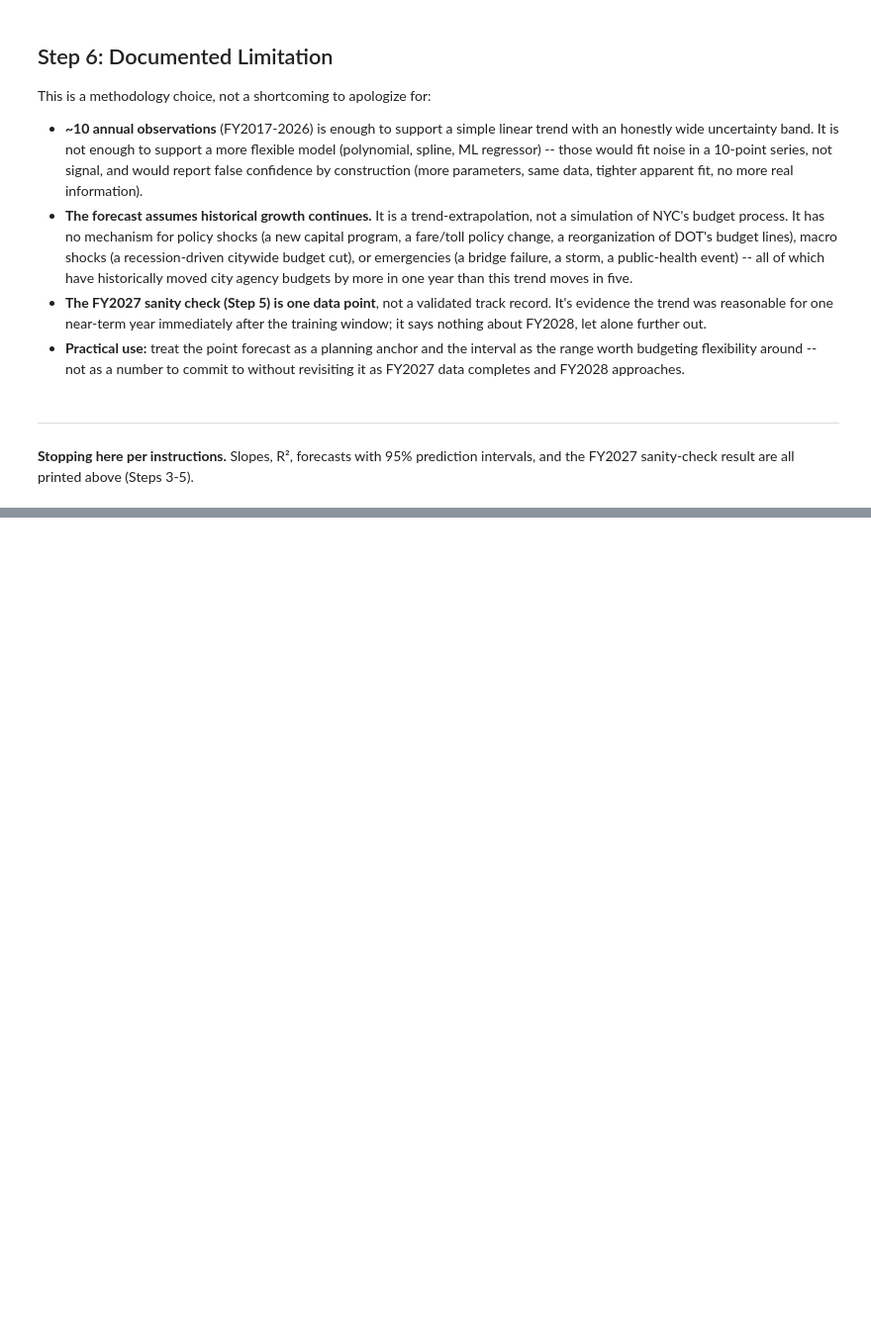
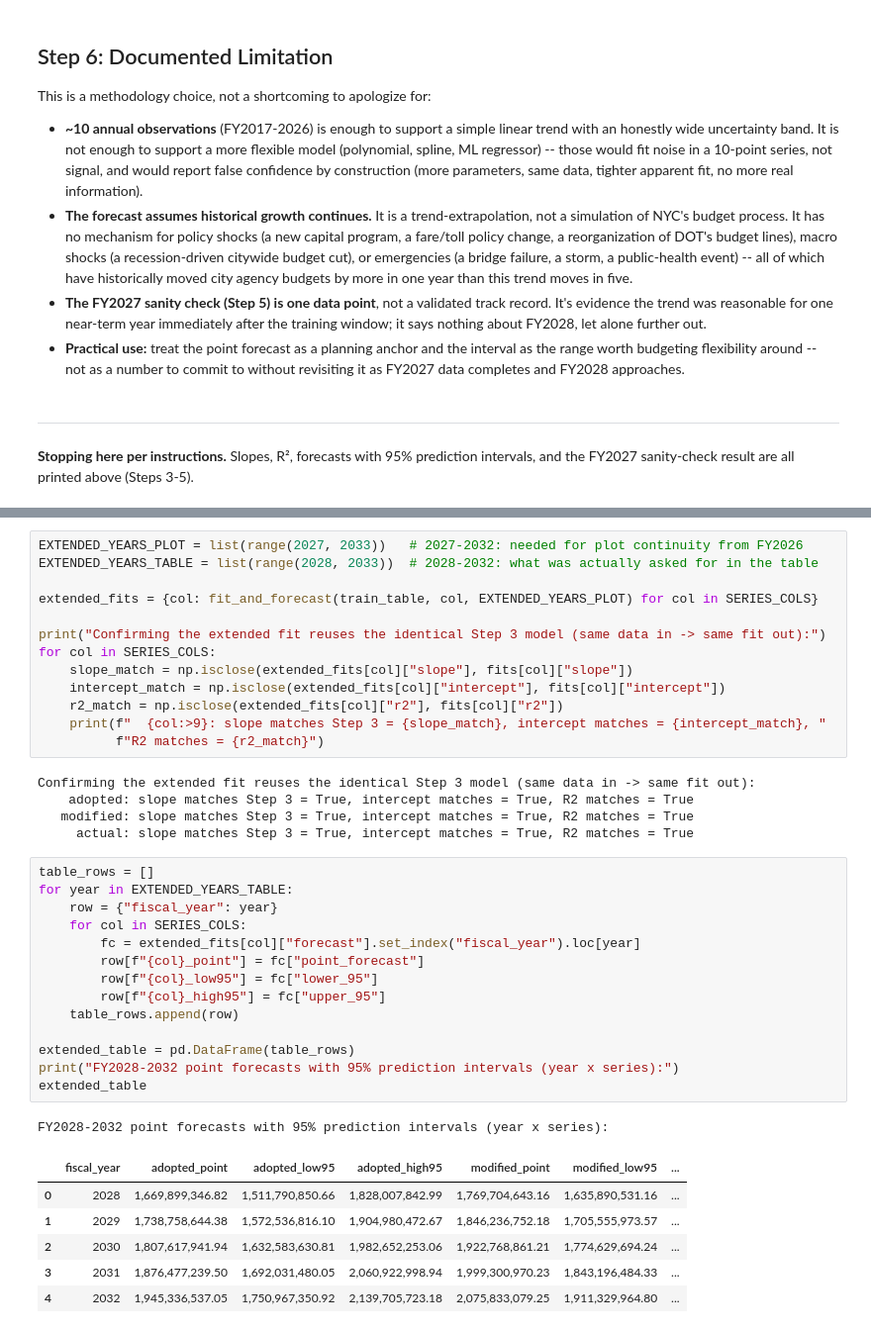
Before and after one commit to lindali-huishan/Budget_Allocation, a Jupyter notebook: dot_forecast.ipynb, the cells around one changed output, grey strips where cells are left out. Shown at 99% size. Saved outputs shown, nothing was run; the diff lists cells and outputs as text; blank space fills up the shorter version.

```diff
--- a/dot_forecast.ipynb
+++ b/dot_forecast.ipynb
@@ -380,0 +392,40 @@ above (Steps 3-5).
+# %%
+EXTENDED_YEARS_PLOT = list(range(2027, 2033))   # 2027-2032: needed for plot continuity from FY2026
+EXTENDED_YEARS_TABLE = list(range(2028, 2033))  # 2028-2032: what was actually asked for in the table
+
+extended_fits = {col: fit_and_forecast(train_table, col, EXTENDED_YEARS_PLOT) for col in SERIES_COLS}
+
+print("Confirming the extended fit reuses the identical Step 3 model (same data in -> same fit out):")
+for col in SERIES_COLS:
+    slope_match = np.isclose(extended_fits[col]["slope"], fits[col]["slope"])
+    intercept_match = np.isclose(extended_fits[col]["intercept"], fits[col]["intercept"])
+    r2_match = np.isclose(extended_fits[col]["r2"], fits[col]["r2"])
+    print(f"  {col:>9}: slope matches Step 3 = {slope_match}, intercept matches = {intercept_match}, "
+          f"R2 matches = {r2_match}")
+# %% [output]
+Confirming the extended fit reuses the identical Step 3 model (same data in -> same fit out):
+    adopted: slope matches Step 3 = True, intercept matches = True, R2 matches = True
+   modified: slope matches Step 3 = True, intercept matches = True, R2 matches = True
+     actual: slope matches Step 3 = True, intercept matches = True, R2 matches = True
+# %%
+table_rows = []
+for year in EXTENDED_YEARS_TABLE:
+    row = {"fiscal_year": year}
+    for col in SERIES_COLS:
+        fc = extended_fits[col]["forecast"].set_index("fiscal_year").loc[year]
+        row[f"{col}_point"] = fc["point_forecast"]
+        row[f"{col}_low95"] = fc["lower_95"]
+        row[f"{col}_high95"] = fc["upper_95"]
+    table_rows.append(row)
+
+extended_table = pd.DataFrame(table_rows)
+print("FY2028-2032 point forecasts with 95% prediction intervals (year x series):")
+extended_table
+# %% [output]
+FY2028-2032 point forecasts with 95% prediction intervals (year x series):
+|  | fiscal_year | adopted_point | adopted_low95 | adopted_high95 | modified_point | modified_low95 | ... |
+| 0 | 2028 | 1,669,899,346.82 | 1,511,790,850.66 | 1,828,007,842.99 | 1,769,704,643.16 | 1,635,890,531.16 | ... |
+| 1 | 2029 | 1,738,758,644.38 | 1,572,536,816.10 | 1,904,980,472.67 | 1,846,236,752.18 | 1,705,555,973.57 | ... |
+| 2 | 2030 | 1,807,617,941.94 | 1,632,583,630.81 | 1,982,652,253.06 | 1,922,768,861.21 | 1,774,629,694.24 | ... |
+| 3 | 2031 | 1,876,477,239.50 | 1,692,031,480.05 | 2,060,922,998.94 | 1,999,300,970.23 | 1,843,196,484.33 | ... |
+| 4 | 2032 | 1,945,336,537.05 | 1,750,967,350.92 | 2,139,705,723.18 | 2,075,833,079.25 | 1,911,329,964.80 | ... |
```
Also changed, not shown: parts of 10 cells of this notebook, 2 other files.
